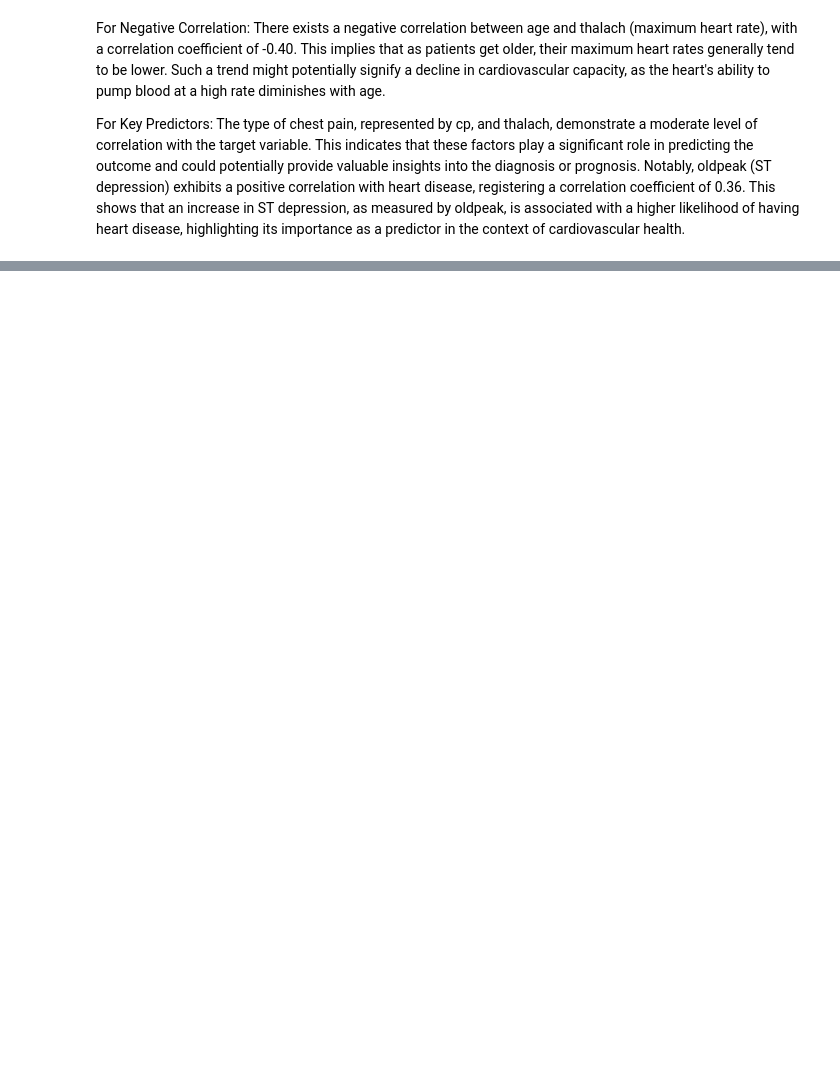
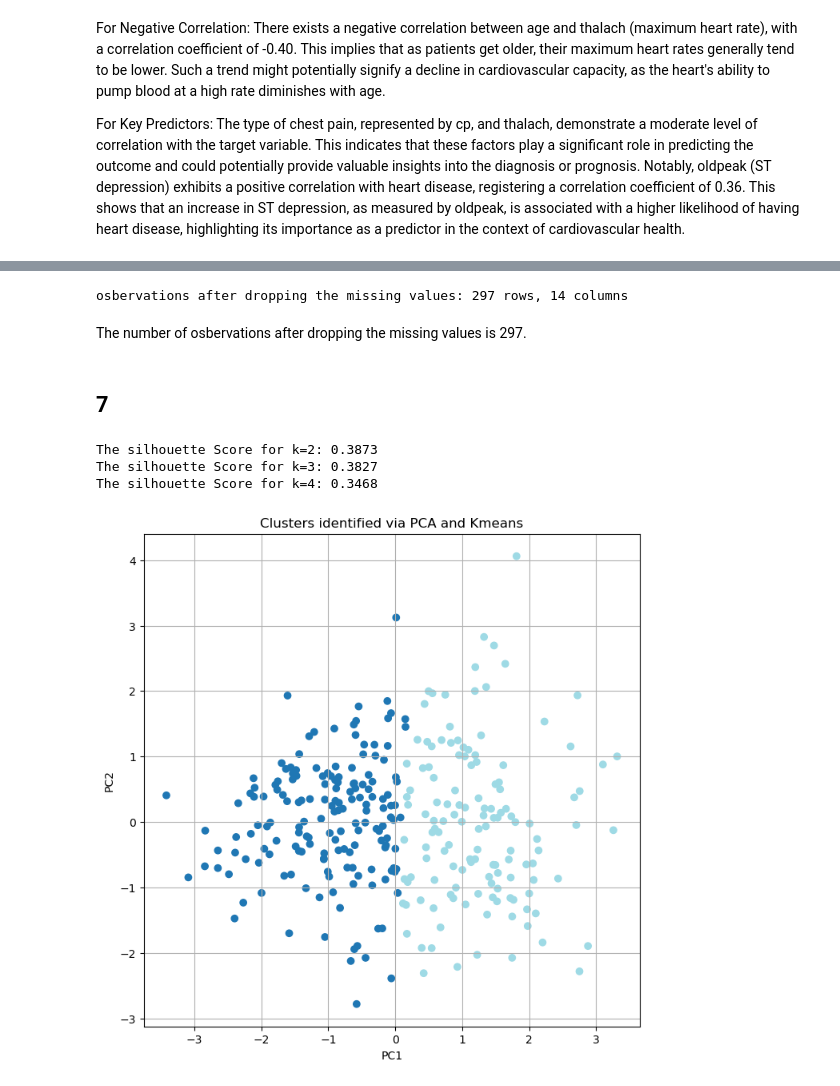
Before and after one commit to LeyuanShen/heart_disease_classification, a Jupyter notebook: assignment6.ipynb, the cells around one changed output, grey strips where cells are left out. Drawn from its saved outputs; the diff is of its cells as text; code cells hidden in the pictures; blank space fills up the shorter version.

```diff
--- a/assignment6.ipynb
+++ b/assignment6.ipynb
@@ -138,0 +184,59 @@ For Key Predictors: The type of chest pain, represented by cp, and thalach, demo
+# %%
+print(f"osbervations after dropping the missing values: {df.shape[0]} rows, {df.shape[1]} columns")
+# %% [output]
+osbervations after dropping the missing values: 297 rows, 14 columns
+# %% [markdown]
+The number of osbervations after dropping the missing values is 297.
+# %% [markdown]
+## 7
+# %%
+# 7
+num_features = ['age', 'trestbps', 'chol', 'thalach', 'oldpeak']
+num = df[num_features]
+
+scaler = StandardScaler()
+num = pd.DataFrame(
+    scaler.fit_transform(num),
+    index=num.index,
+    columns=num.columns
+)
+
+pca = PCA()
+pc_scores = pd.DataFrame(
+    pca.fit_transform(num),
+    index=num.index,
+    columns=[f'PC{i+1}' for i in range(num.shape[1])]
+)
+
+pc_scores_sel = pc_scores.iloc[:, 0:2].copy()
+
+for k in [2, 3, 4]:
+    km_test = KMeans(n_clusters=k, random_state=0, n_init=20)
+    labels = km_test.fit_predict(pc_scores_sel.iloc[:, :2])
+    sil = silhouette_score(pc_scores_sel.iloc[:, :2], labels)
+    print(f"The silhouette Score for k={k}: {sil:.4f}")
+# %% [output]
+The silhouette Score for k=2: 0.3873
+The silhouette Score for k=3: 0.3827
+The silhouette Score for k=4: 0.3468
+# %%
+km = KMeans(n_clusters=2, random_state=1)
+
+cluster_labels_km = km.fit_predict(pc_scores_sel)
+pc_scores_sel['cluster'] = cluster_labels_km
+
+
+plt.figure(figsize=(8, 8))
+plt.scatter(
+    pc_scores_sel['PC1'],
+    pc_scores_sel['PC2'],
+    c=pc_scores_sel['cluster'],
+    cmap='tab20'
+)
+plt.xlabel('PC1')
+plt.ylabel('PC2')
+plt.title('Clusters identified via PCA and Kmeans')
+plt.grid(True)
+plt.show()
+# %% [output]
+[figure, added]
```
Also changed, not shown: parts of 25 cells of this notebook, 1 other file.
